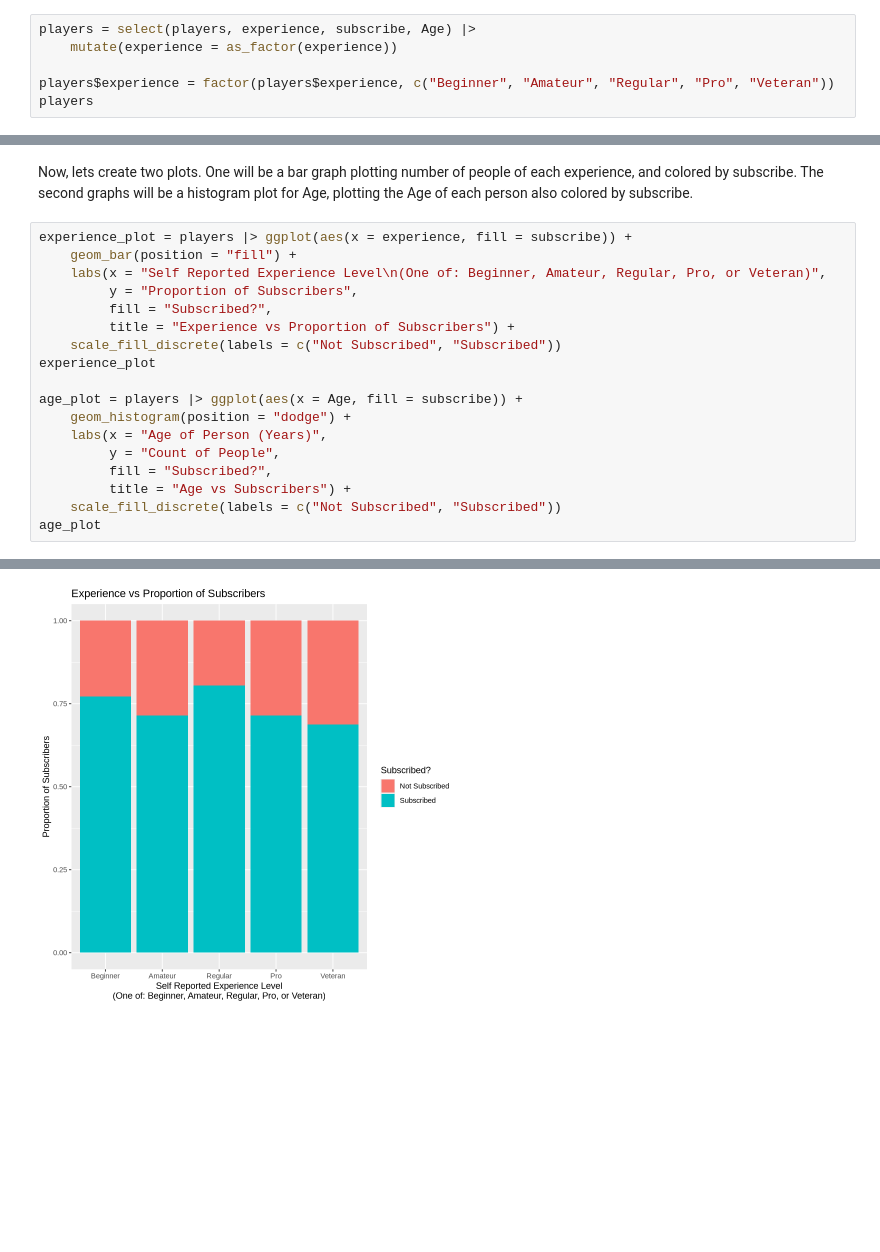
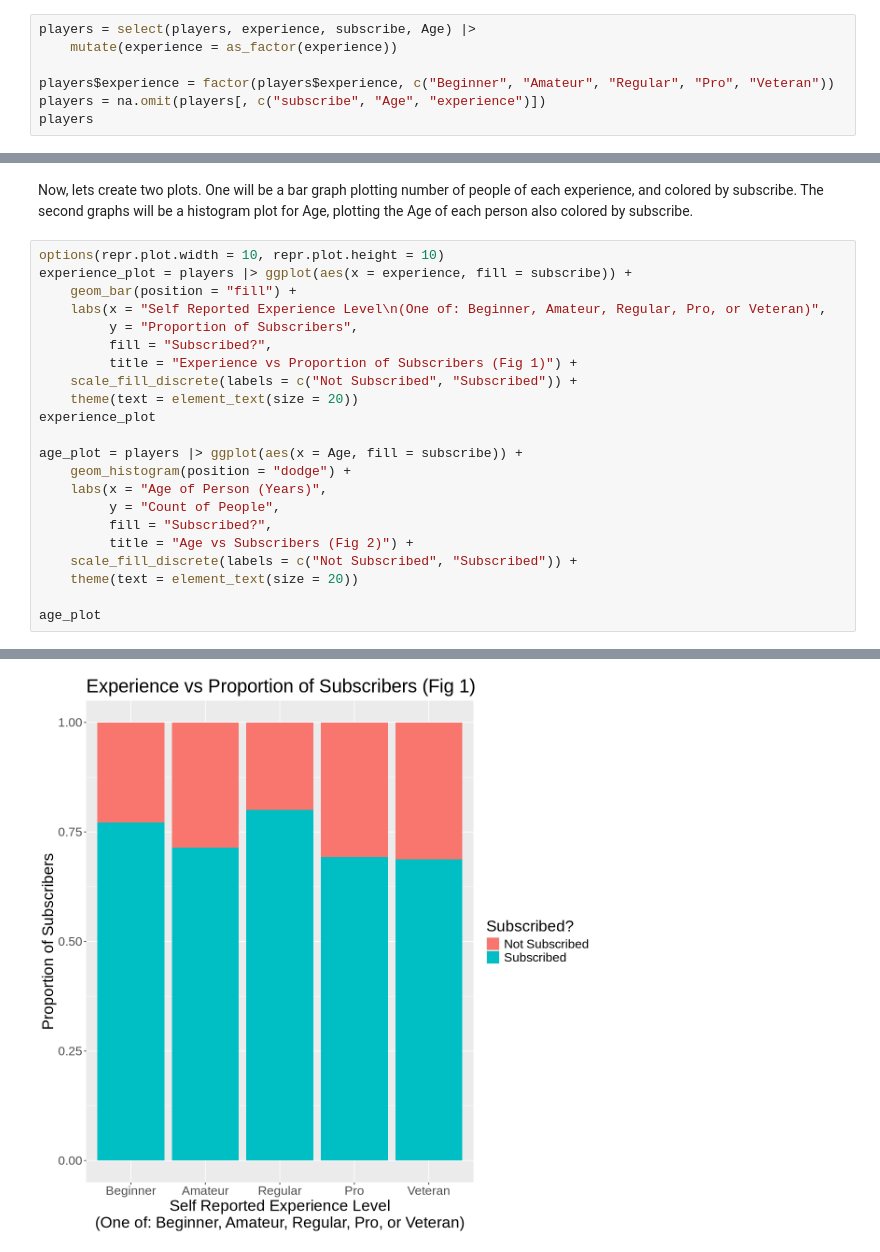
Before and after one commit to LucasEisenberg07/DSCI-100-Project, a Jupyter notebook: Project.ipynb, the cells around one changed output, grey strips where cells are left out. Saved outputs shown, nothing was run; the diff lists cells and outputs as text; blank space fills up the shorter version.

```diff
--- a/Project.ipynb
+++ b/Project.ipynb
@@ -71,5 +92,6 @@ players = select(players, experience, subscribe, Age) |>
     mutate(experience = as_factor(experience))
 
 players$experience = factor(players$experience, c("Beginner", "Amateur", "Regular", "Pro", "Veteran"))
+players = na.omit(players[, c("subscribe", "Age", "experience")])
 players
 # %% [output]
@@ -86,13 +108,15 @@ A tibble: 196 × 4
 # %% [markdown]
 Now, lets create two plots. One will be a bar graph plotting number of people of each experience, and colored by subscribe. The second graphs will be a histogram plot for Age, plotting the Age of each person also colored by subscribe.
 # %%
+options(repr.plot.width = 10, repr.plot.height = 10)
 experience_plot = players |> ggplot(aes(x = experience, fill = subscribe)) +
     geom_bar(position = "fill") +
     labs(x = "Self Reported Experience Level\n(One of: Beginner, Amateur, Regular, Pro, or Veteran)",
          y = "Proportion of Subscribers",
          fill = "Subscribed?",
-         title = "Experience vs Proportion of Subscribers") +
-    scale_fill_discrete(labels = c("Not Subscribed", "Subscribed"))
+         title = "Experience vs Proportion of Subscribers (Fig 1)") +
+    scale_fill_discrete(labels = c("Not Subscribed", "Subscribed")) +
+    theme(text = element_text(size = 20))
 experience_plot
 
 age_plot = players |> ggplot(aes(x = Age, fill = subscribe)) +
@@ -100,8 +124,10 @@ age_plot = players |> ggplot(aes(x = Age, fill = subscribe)) +
     labs(x = "Age of Person (Years)",
          y = "Count of People",
          fill = "Subscribed?",
-         title = "Age vs Subscribers") +
-    scale_fill_discrete(labels = c("Not Subscribed", "Subscribed"))
+         title = "Age vs Subscribers (Fig 2)") +
+    scale_fill_discrete(labels = c("Not Subscribed", "Subscribed")) +
+    theme(text = element_text(size = 20))
+
 age_plot
 # %% [output]
 `stat_bin()` using `bins = 30`. Pick better value with `binwidth`.
@@ -110 +134 @@ Warning message:
-[figure, old version]
+[figure, new version]
```
Also changed, not shown: parts of 21 cells of this notebook.
